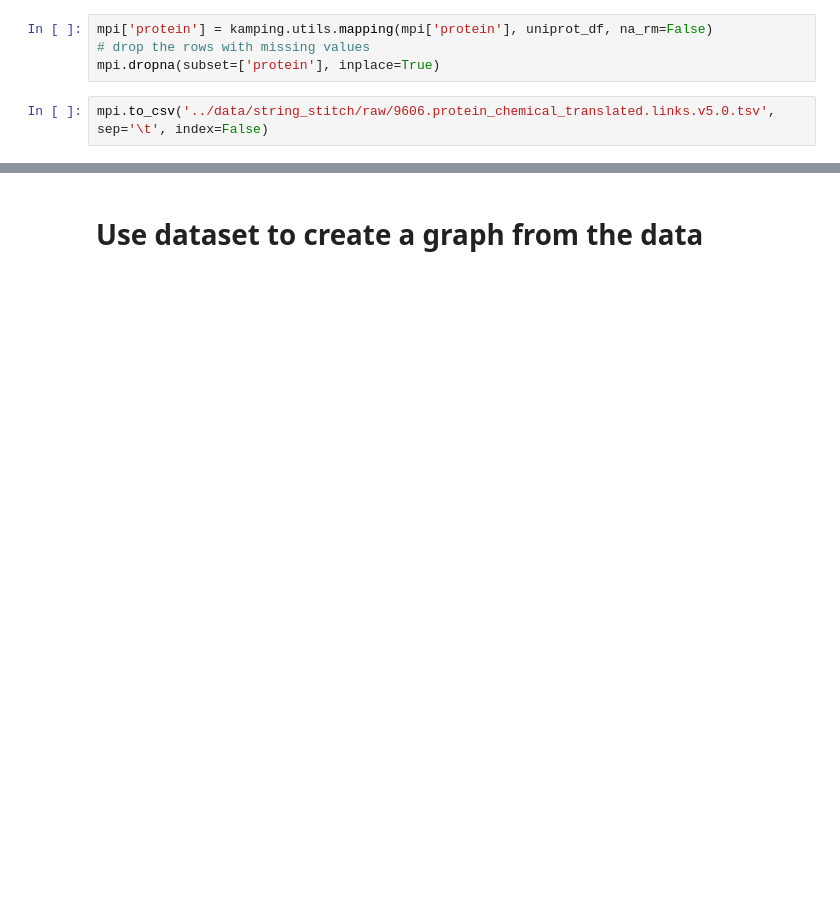
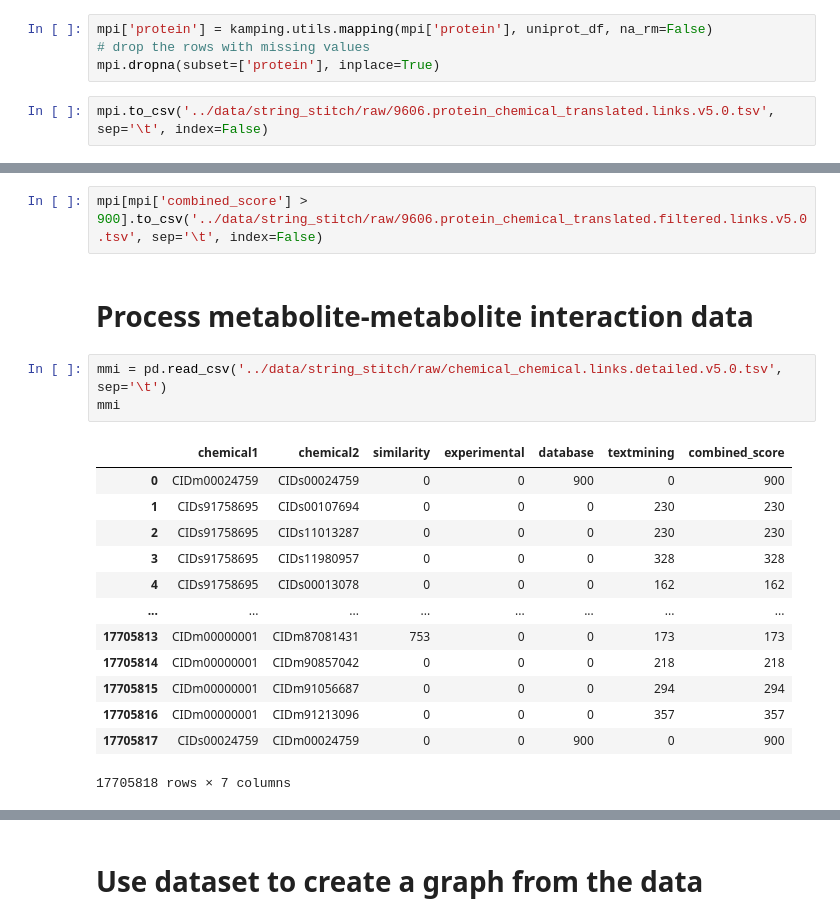
Before and after one commit to FDUguchunhui/KAMPING, a Jupyter notebook: notebooks/STITCH.ipynb, the cells around one changed output, grey strips where cells are left out. Drawn from its saved outputs; the diff is of its cells as text; blank space fills up the shorter version.

```diff
--- a/notebooks/STITCH.ipynb
+++ b/notebooks/STITCH.ipynb
@@ -231,0 +243,21 @@ mpi.to_csv('../data/string_stitch/raw/9606.protein_chemical_translated.links.v5.
+# %%
+mpi[mpi['combined_score'] > 900].to_csv('../data/string_stitch/raw/9606.protein_chemical_translated.filtered.links.v5.0.tsv', sep='\t', index=False)
+# %% [markdown]
+# Process metabolite-metabolite interaction data
+# %%
+mmi = pd.read_csv('../data/string_stitch/raw/chemical_chemical.links.detailed.v5.0.tsv', sep='\t')
+mmi
+# %% [output]
+|  | chemical1 | chemical2 | similarity | experimental | database | textmining | combined_score |
+| 0 | CIDm00024759 | CIDs00024759 | 0 | 0 | 900 | 0 | 900 |
+| 1 | CIDs91758695 | CIDs00107694 | 0 | 0 | 0 | 230 | 230 |
+| 2 | CIDs91758695 | CIDs11013287 | 0 | 0 | 0 | 230 | 230 |
+| 3 | CIDs91758695 | CIDs11980957 | 0 | 0 | 0 | 328 | 328 |
+| 4 | CIDs91758695 | CIDs00013078 | 0 | 0 | 0 | 162 | 162 |
+| ... | ... | ... | ... | ... | ... | ... | ... |
+| 17705813 | CIDm00000001 | CIDm87081431 | 753 | 0 | 0 | 173 | 173 |
+| 17705814 | CIDm00000001 | CIDm90857042 | 0 | 0 | 0 | 218 | 218 |
+| 17705815 | CIDm00000001 | CIDm91056687 | 0 | 0 | 0 | 294 | 294 |
+| 17705816 | CIDm00000001 | CIDm91213096 | 0 | 0 | 0 | 357 | 357 |
+| 17705817 | CIDs00024759 | CIDm00024759 | 0 | 0 | 900 | 0 | 900 |
+17705818 rows × 7 columns
```
Also changed, not shown: parts of 19 cells of this notebook, 4 other files.
